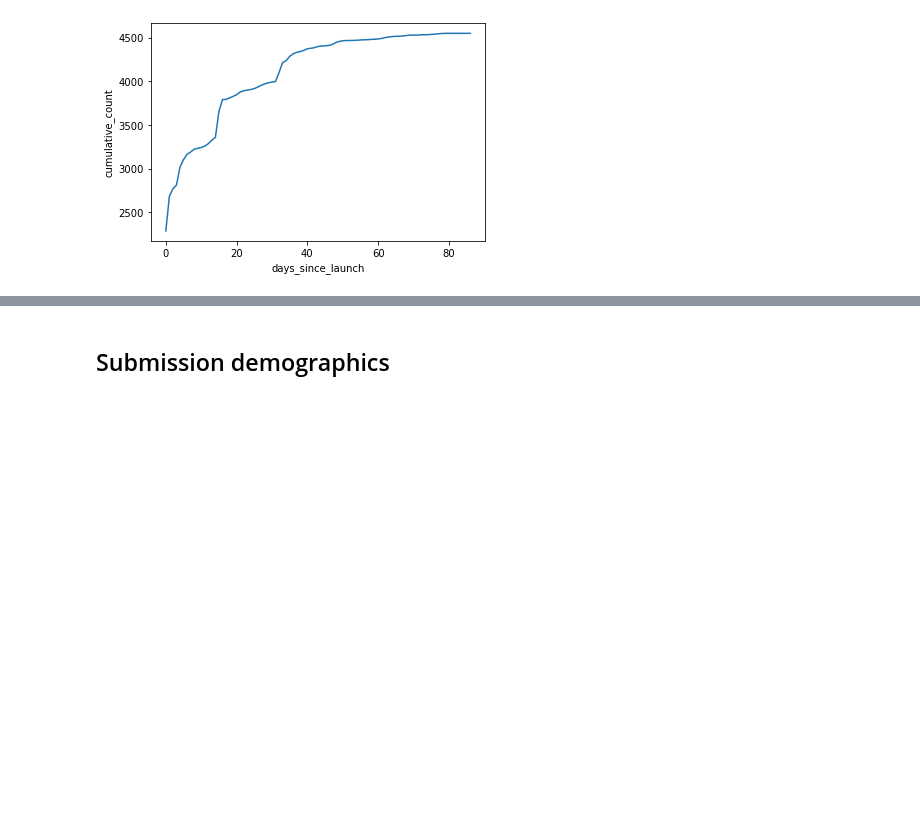
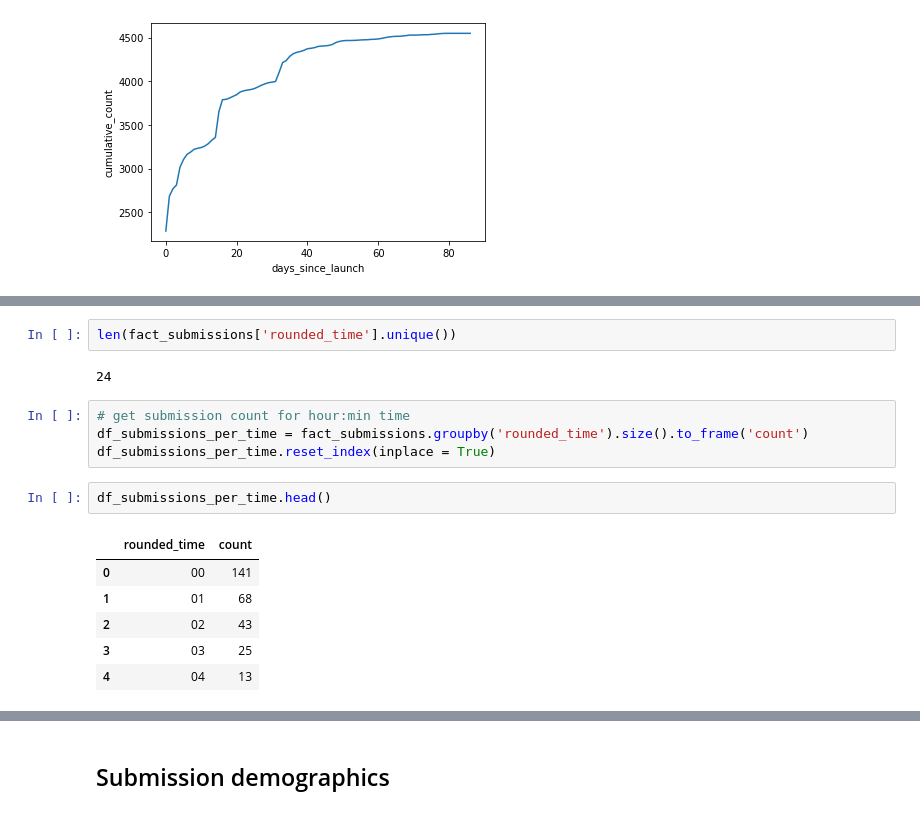
Before and after one commit to malaysianpaygap/dashboard-analysis, a Jupyter notebook: MPG Analysis.ipynb, the cells around one changed output, grey strips where cells are left out. Drawn from its saved outputs; the diff is of its cells as text; blank space fills up the shorter version.

```diff
--- a/MPG Analysis.ipynb
+++ b/MPG Analysis.ipynb
@@ -395,0 +424,17 @@ sns.lineplot(data = df_submissions_per_day,
+# %%
+len(fact_submissions['rounded_time'].unique())
+# %% [output]
+24
+# %%
+# get submission count for hour:min time
+df_submissions_per_time = fact_submissions.groupby('rounded_time').size().to_frame('count')
+df_submissions_per_time.reset_index(inplace = True)
+# %%
+df_submissions_per_time.head()
+# %% [output]
+|  | rounded_time | count |
+| 0 | 00 | 141 |
+| 1 | 01 | 68 |
+| 2 | 02 | 43 |
+| 3 | 03 | 25 |
+| 4 | 04 | 13 |
```
Also changed, not shown: parts of 10 cells of this notebook, 1 other file.
